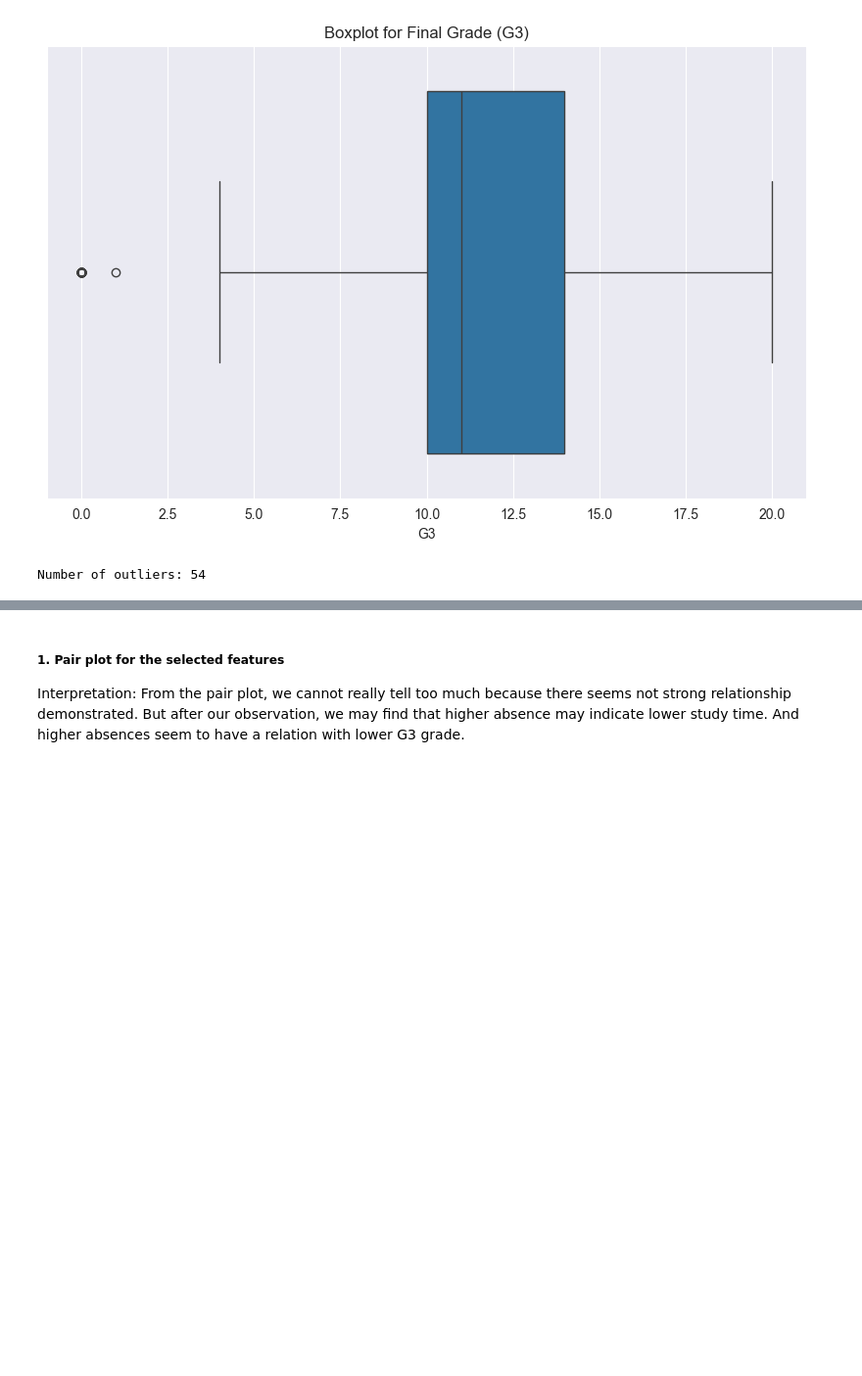
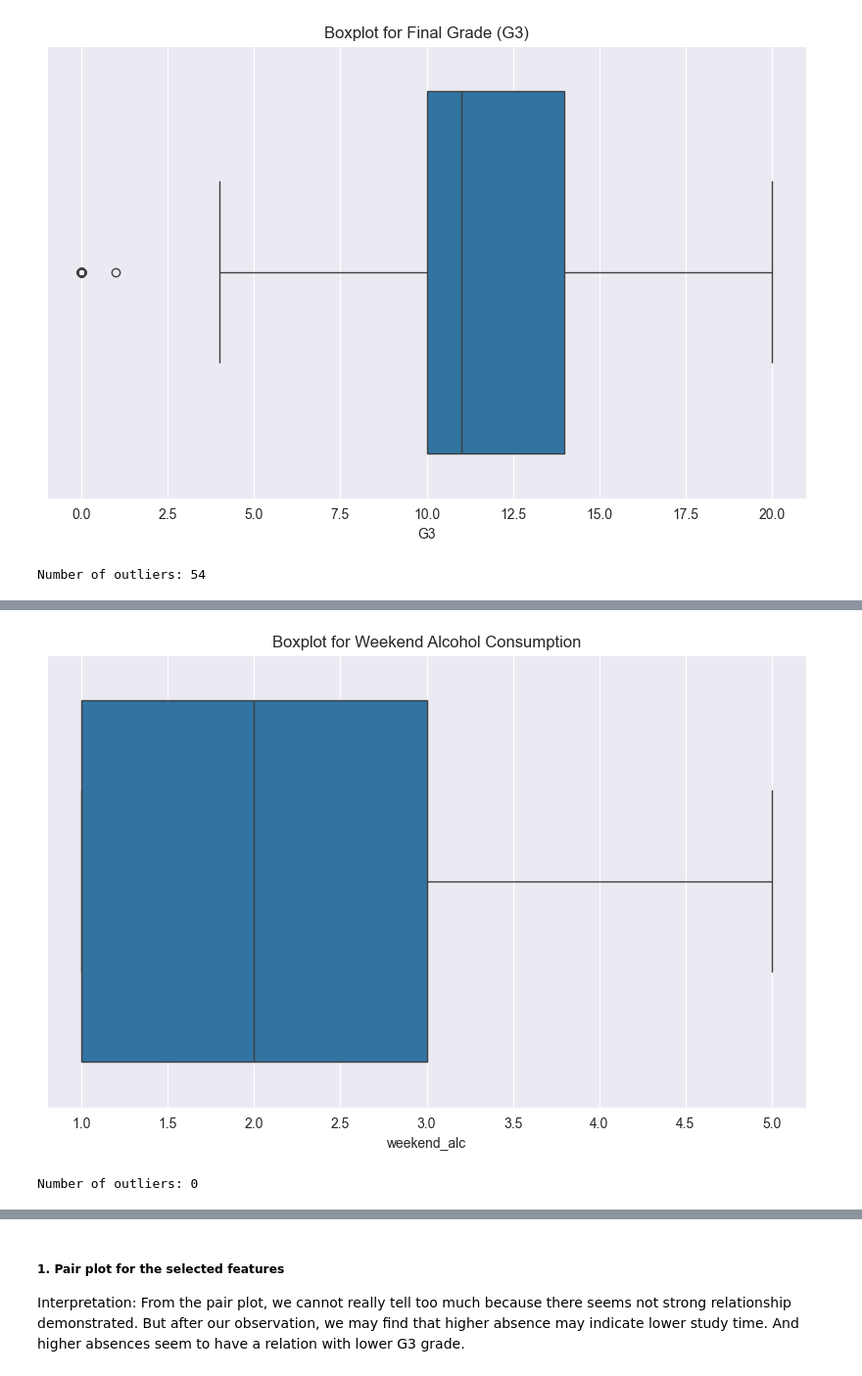
Before and after one commit to COGS108/Group088_WI24, a Jupyter notebook: EDACheckpoint_Group088_WI24.ipynb, the cells around one changed output, grey strips where cells are left out. Shown at 98% size. Saved outputs shown, nothing was run; the diff lists cells and outputs as text; code cells hidden in the pictures; blank space fills up the shorter version.

```diff
--- a/EDACheckpoint_Group088_WI24.ipynb
+++ b/EDACheckpoint_Group088_WI24.ipynb
@@ -348,0 +374,15 @@ Number of outliers: 54
+# %%
+# Determine outliers of weekend_alc using IQR
+outliers_weekend_alc = detect_outliers(df, 'weekend_alc')
+
+# Plotting
+plt.figure(figsize=(10, 6))
+sns.boxplot(x=df['weekend_alc'])
+plt.title('Boxplot for Weekend Alcohol Consumption')
+plt.show()
+
+# Check the number of outliers
+print("Number of outliers:", len(outliers_weekend_alc))
+# %% [output]
+[figure, added]
+Number of outliers: 0
```
Also changed, not shown: parts of 10 cells of this notebook.
